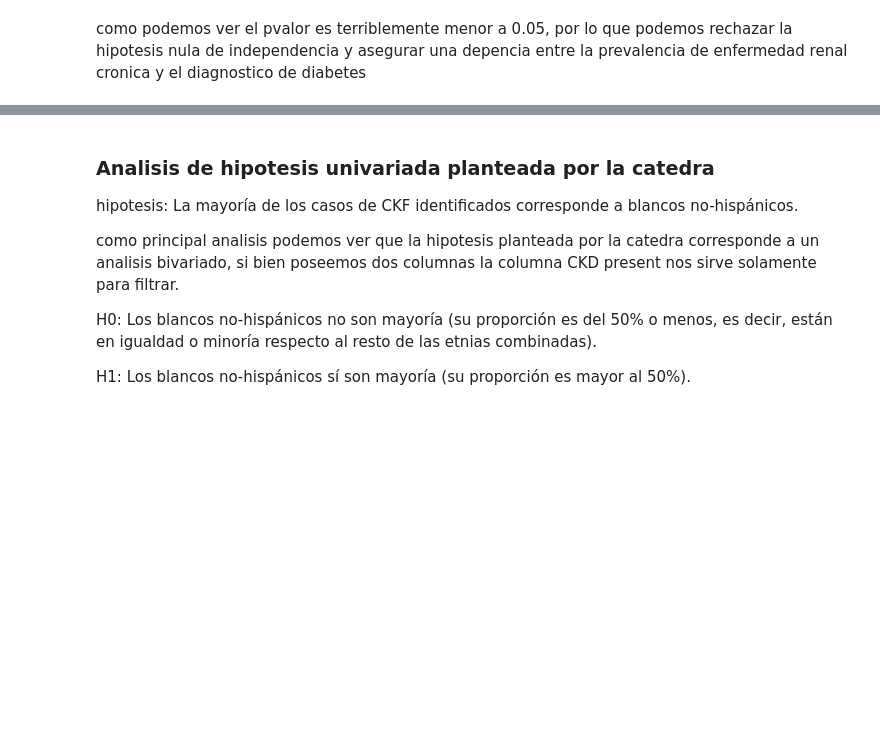
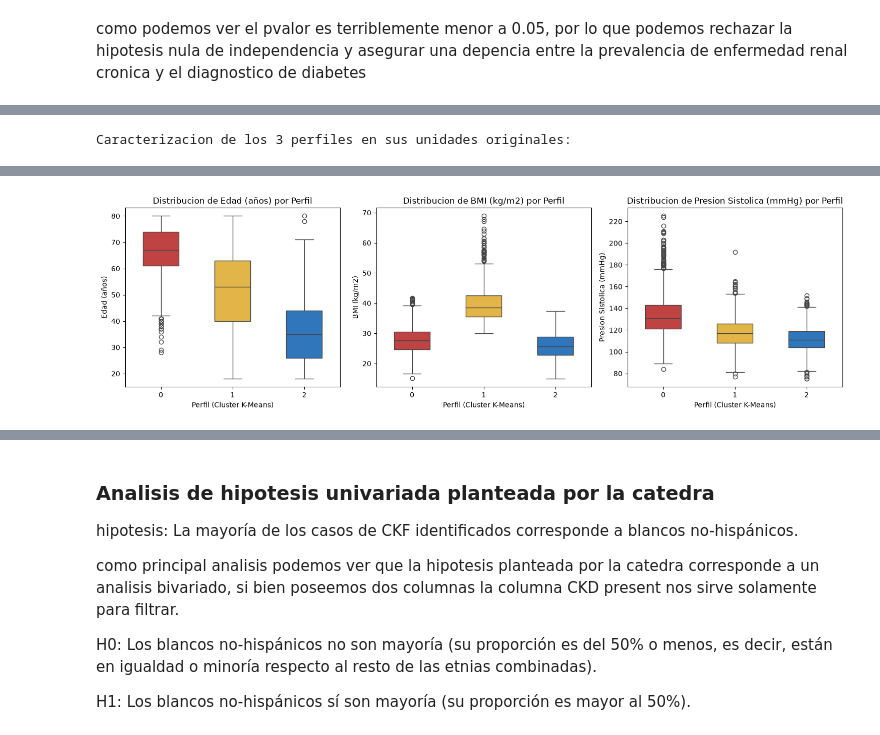
Before and after one commit to tomasgenco/TPE_C_DATOS, a Jupyter notebook: tpe_enfermedad_renal.ipynb, the cells around one changed output, grey strips where cells are left out. Saved outputs shown, nothing was run; the diff lists cells and outputs as text; code cells hidden in the pictures; blank space fills up the shorter version.

```diff
--- a/tpe_enfermedad_renal.ipynb
+++ b/tpe_enfermedad_renal.ipynb
@@ -592,0 +692,39 @@ como podemos ver el pvalor es terriblemente menor a 0.05, por lo que podemos rec
+# %%
+# ajustamos K-Means con el k = 3 seleccionado
+kmeans_final = KMeans(n_clusters=3, random_state=10, n_init=10)
+df_adultos["cluster"] = kmeans_final.fit_predict(X_adultos_stand)
+
+# le ponemos nombres descriptivos a cada perfil segun sus valores medios para que se entienda mejor
+mapeo_perfiles = {
+    0: "Perfil 0: Mayor edad y P. Sistolica alta",
+    1: "Perfil 1: Edad media y BMI alto (Obesidad)",
+    2: "Perfil 2: Jovenes con presion y BMI bajos"
+}
+df_adultos["perfil_nombre"] = df_adultos["cluster"].map(mapeo_perfiles)
+
+resumen_perfiles = df_adultos.groupby("perfil_nombre")[vars_perfil].agg(["count", "mean", "median"]).round(2)
+print("Caracterizacion de los 3 perfiles en sus unidades originales:")
+display(resumen_perfiles)
+
+# graficamos los boxplots de las 3 variables por perfil en unidades originales
+fig, ejes = plt.subplots(1, 3, figsize=(15, 4.5))
+orden_perfiles = [
+    "Perfil 0: Mayor edad y P. Sistolica alta",
+    "Perfil 1: Edad media y BMI alto (Obesidad)",
+    "Perfil 2: Jovenes con presion y BMI bajos"
+]
+colores_perf = ["#d32f2f", "#fbc02d", "#1976d2"]
+
+for ax, col, titulo in zip(ejes, vars_perfil, ["Edad (años)", "BMI (kg/m2)", "Presion Sistolica (mmHg)"]):
+    sns.boxplot(
+        data=df_adultos, x="cluster", y=col, hue="cluster", ax=ax,
+        palette=colores_perf, width=0.5, legend=False
+    )
+    ax.set_title(f"Distribucion de {titulo} por Perfil")
+    ax.set_xlabel("Perfil (Cluster K-Means)")
+    ax.set_ylabel(titulo)
+
+plt.tight_layout()
+plt.show()
+# %% [output]
+Caracterizacion de los 3 perfiles en sus unidades originales:
@@ -592,0 +737 @@ como podemos ver el pvalor es terriblemente menor a 0.05, por lo que podemos rec
+[figure, added]
```
Also changed, not shown: parts of 24 cells of this notebook.
